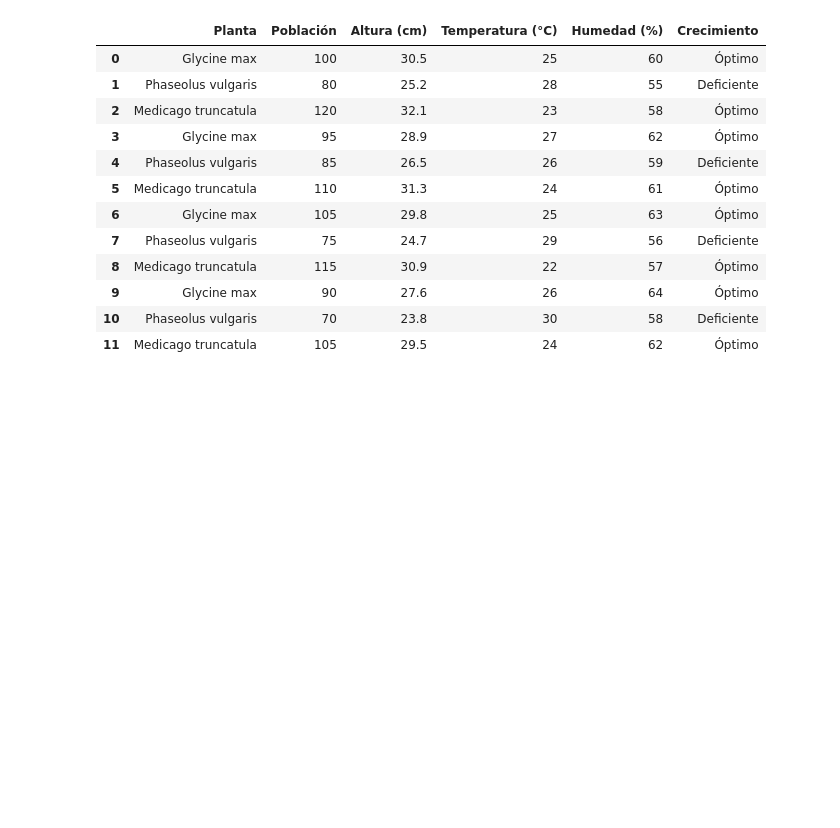
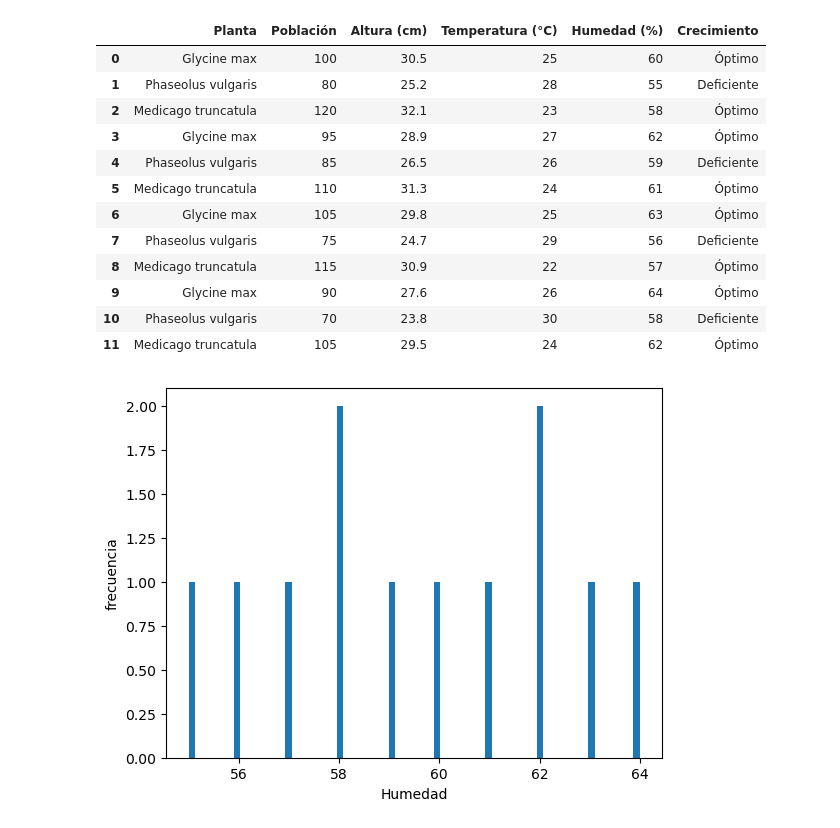
Before and after one commit to dardidallac/Trabajo_Final_Dallachiesa, a Jupyter notebook: codigo.ipynb, the cells around one changed output. Drawn from its saved outputs; the diff is of its cells as text; code cells hidden in the pictures; blank space fills up the shorter version.

```diff
--- a/codigo.ipynb
+++ b/codigo.ipynb
@@ -33,0 +45,7 @@ legumes
+# %%
+x = legumes['Humedad (%)']
+plt.hist(x, bins=70)
+plt.ylabel('frecuencia');
+plt.xlabel('Humedad');
+# %% [output]
+[figure, added]
```
Also changed, not shown: parts of 11 cells of this notebook.
